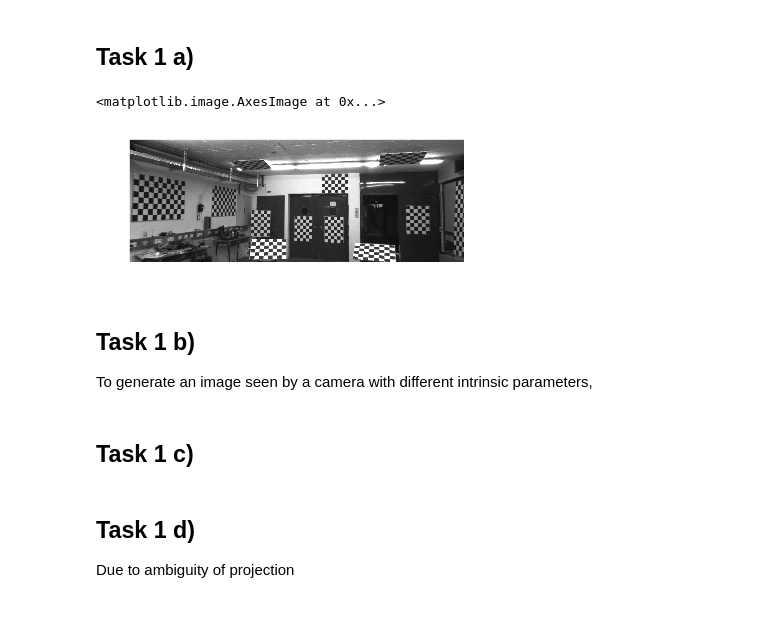
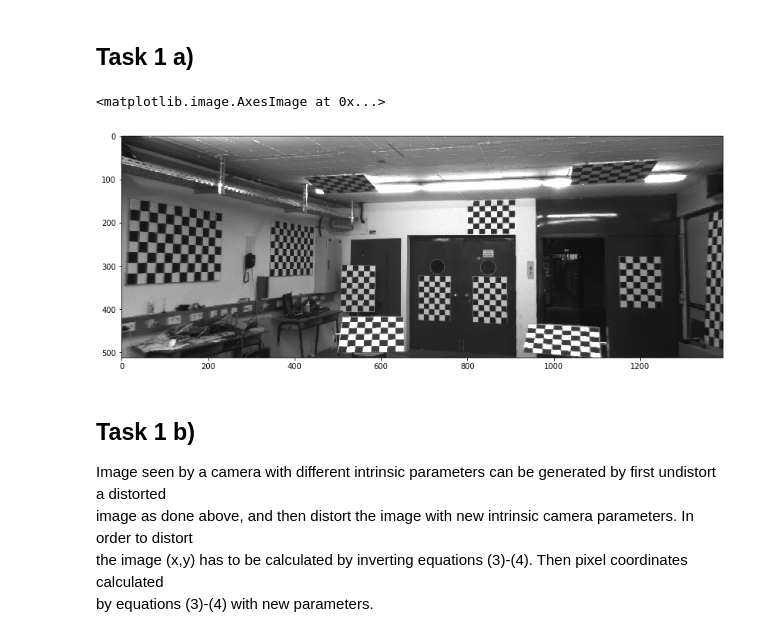
Before and after one commit to dinossht/TTK4255---Robotic-Vision, a Jupyter notebook: Assignments/ex2/main.ipynb, the cells around one changed output. Drawn from its saved outputs; the diff is of its cells as text; code cells hidden in the pictures.

```diff
--- a/Assignments/ex2/main.ipynb
+++ b/Assignments/ex2/main.ipynb
@@ -23,34 +41,38 @@ plt.imshow(img)
 ## Task 1 a)
 # %%
 # Undistort image using extended camera model with distortion terms
-img_undistorted = np.uint8(np.zeros(np.shape(img)))
-for v_dst in range(np.size(img,0)):
-    for u_dst in range(np.size(img,1)):
-        # u = cx + fx*x
-        # v = cy + fy*y
-        x_dst = (u_dst-cx)/fx
-        y_dst = (v_dst-cy)/fy
+def undistort_image(img, fx, fy, cx, cy, k1, k2, k3, p1, p2):
+    img_undistorted = np.uint8(np.zeros(np.shape(img)))
 
-        # u = cx + fx (x + δx)
-        # v = cy + fy (y + δy)
-        r = np.sqrt(x_dst**2+y_dst**2)
-        delta_x = (k1*r**2+k2*r**4+k3*r**6)*x_dst+2*p1*x_dst*y_dst+p2*(r**2+2*x_dst**2)
-        delta_y = (k1*r**2+k2*r**4+k3*r**6)*y_dst+p1*(r**2+2*y_dst**2)+2*p2*x_dst*y_dst
-        u_src = cx+fx*(x_dst+delta_x)
-        v_src = cy+fy*(y_dst+delta_y)
+    for v_dst in range(np.size(img,0)):
+        for u_dst in range(np.size(img,1)):
+            # Inverting equations (1)-(2)
+            x_dst = (u_dst-cx)/fx
+            y_dst = (v_dst-cy)/fy
 
-        img_undistorted[v_dst,u_dst,:] = img[int(v_src),int(u_src),:]
+            # Compute the source image pixel coordinates under the distorted pinhole model
+            r = np.sqrt(x_dst**2+y_dst**2)
+            delta_x = (k1*r**2+k2*r**4+k3*r**6)*x_dst+2*p1*x_dst*y_dst+p2*(r**2+2*x_dst**2)
+            delta_y = (k1*r**2+k2*r**4+k3*r**6)*y_dst+p1*(r**2+2*y_dst**2)+2*p2*x_dst*y_dst
+
+            # Equations (3)-(4)
+            u_src = cx+fx*(x_dst+delta_x)
+            v_src = cy+fy*(y_dst+delta_y)
+
+            if u_src <= np.size(img,1) and v_src <= np.size(img,0):
+                img_undistorted[v_dst,u_dst,:] = img[int(v_src),int(u_src),:]
+    return img_undistorted
 
 # Visualize undistorted image
+img_undistorted = undistort_image(img,fx,fy,cx,cy,k1,k2,k3,p1,p2)
+plt.figure(figsize=(14,10))
 plt.imshow(img_undistorted)
 # %% [output]
 <matplotlib.image.AxesImage at 0x...>
-[figure, old version]
+[figure, new version]
-# %% [markdown]
-## Task 1 b)
-To generate an image seen by a camera with different intrinsic parameters,
-# %% [markdown]
-## Task 1 c)
-# %% [markdown]
-## Task 1 d)
-Due to ambiguity of projection
+# %% [markdown]
+## Task 1 b)
+Image seen by a camera with different intrinsic parameters can be generated by first undistort a distorted <br />
+image as done above, and then distort the image with new intrinsic camera parameters. In order to distort <br />
+the image (x,y) has to be calculated by inverting equations (3)-(4). Then pixel coordinates calculated <br />
+by equations (3)-(4) with new parameters.
```
Also changed, not shown: parts of 13 cells of this notebook, 3 other files.
